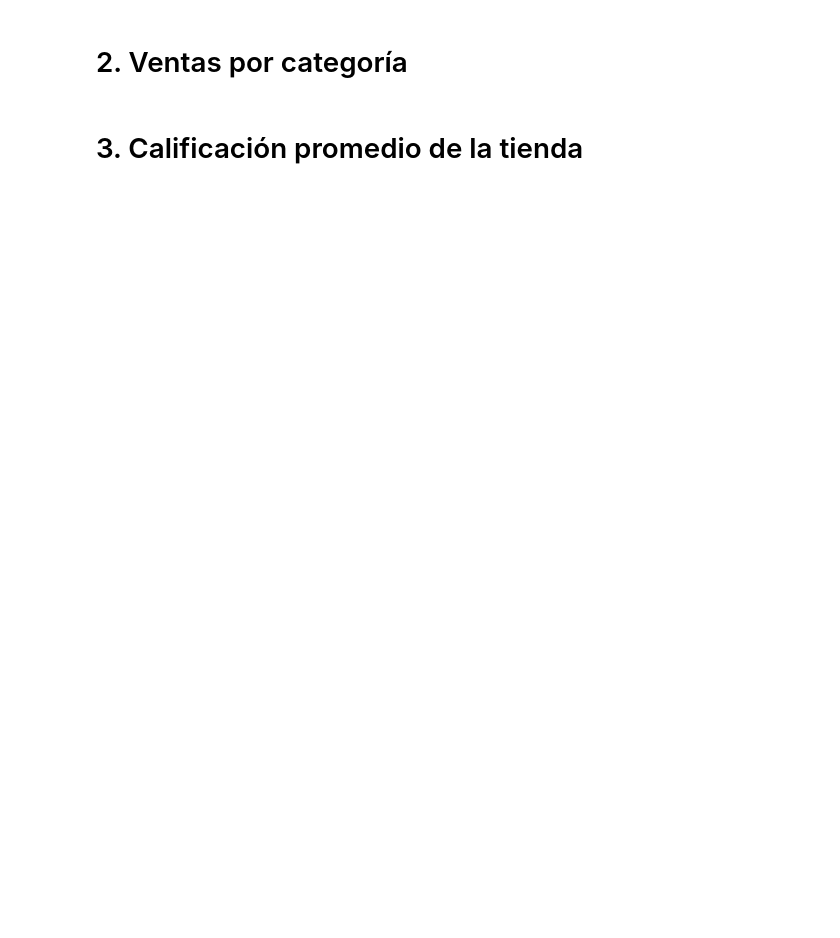
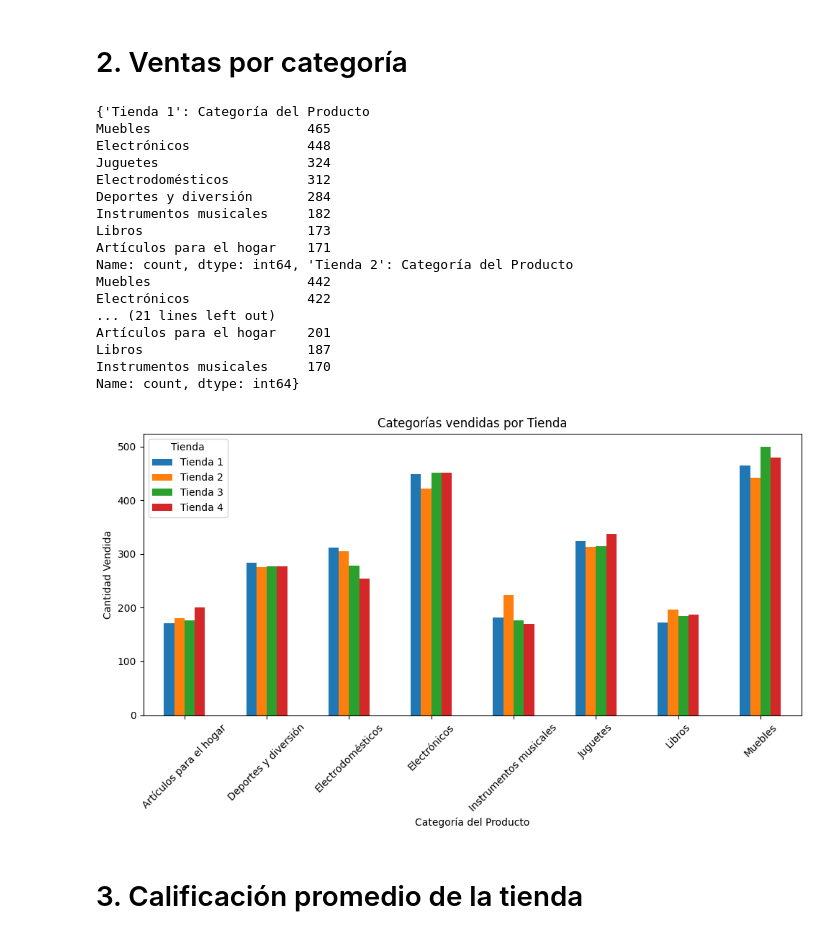
Before and after one commit to tatiana-017/alura-store-challenge, a Jupyter notebook: AluraStoreLatam.ipynb, the cells around one changed output. Cells and saved outputs as stored; diff of their text form; code cells hidden in the pictures; blank space fills up the shorter version.

```diff
--- a/AluraStoreLatam.ipynb
+++ b/AluraStoreLatam.ipynb
@@ -28,4 +45,46 @@ tienda.head()
 # %% [markdown]
 # 2. Ventas por categoría
+# %%
+nombres_tiendas = ['Tienda 1', 'Tienda 2', 'Tienda 3', 'Tienda 4']
+
+# DataFrame con los conteos por tienda
+categorias_por_tienda = {
+    nombre: tienda['Categoría del Producto'].value_counts()
+    for nombre, tienda in zip(nombres_tiendas, tiendas)
+}
+
+print(categorias_por_tienda)
+
+df_categorias = pd.DataFrame(categorias_por_tienda).fillna(0)  # Rellenar NaN con 0
+df_categorias = df_categorias.astype(int)
+
+# Transponer si prefieres ver tiendas en el eje X
+df_categorias.plot(kind='bar', figsize=(10, 6))
+plt.title('Categorías vendidas por Tienda')
+plt.xlabel('Categoría del Producto')
+plt.ylabel('Cantidad Vendida')
+plt.xticks(rotation=45)
+plt.legend(title='Tienda')
+plt.tight_layout()
+plt.show()
+# %% [output]
+{'Tienda 1': Categoría del Producto
+Muebles                    465
+Electrónicos               448
+Juguetes                   324
+Electrodomésticos          312
+Deportes y diversión       284
+Instrumentos musicales     182
+Libros                     173
+Artículos para el hogar    171
+Name: count, dtype: int64, 'Tienda 2': Categoría del Producto
+Muebles                    442
+Electrónicos               422
+... (21 lines left out)
+Artículos para el hogar    201
+Libros                     187
+Instrumentos musicales     170
+Name: count, dtype: int64}
+[figure, added]
 # %% [markdown]
 # 3. Calificación promedio de la tienda
```
Also changed, not shown: parts of 6 cells of this notebook.
